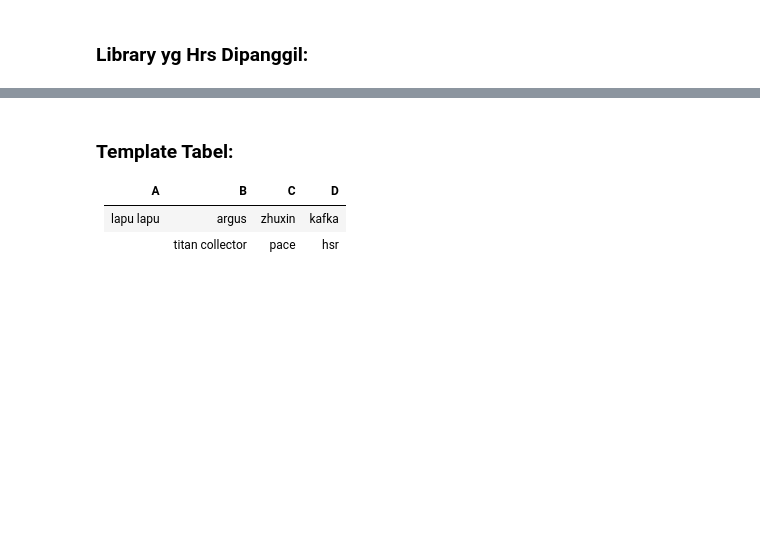
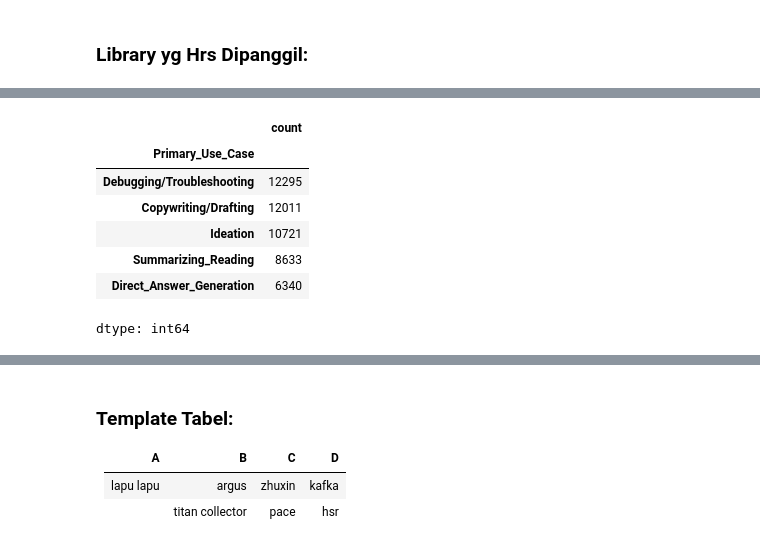
Before and after one commit to Shxrp08/Project_SG_I-Smile_Group6_2026, a Jupyter notebook: Project_SG_Group_6.ipynb, the cells around one changed output, grey strips where cells are left out. Saved outputs shown, nothing was run; the diff lists cells and outputs as text; code cells hidden in the pictures; blank space fills up the shorter version.

```diff
--- a/Project_SG_Group_6.ipynb
+++ b/Project_SG_Group_6.ipynb
@@ -43,0 +89,12 @@ from sklearn.metrics import (
+# %%
+# Pertama kita cari dulu isi kategorinya dengan value_counts, disini kita make data Primary_Use_Case
+df["Primary_Use_Case"].value_counts()
+# %% [output]
+|  | count |
+| Primary_Use_Case |  |
+| Debugging/Troubleshooting | 12295 |
+| Copywriting/Drafting | 12011 |
+| Ideation | 10721 |
+| Summarizing_Reading | 8633 |
+| Direct_Answer_Generation | 6340 |
+dtype: int64
```
Also changed, not shown: parts of 8 cells of this notebook.
